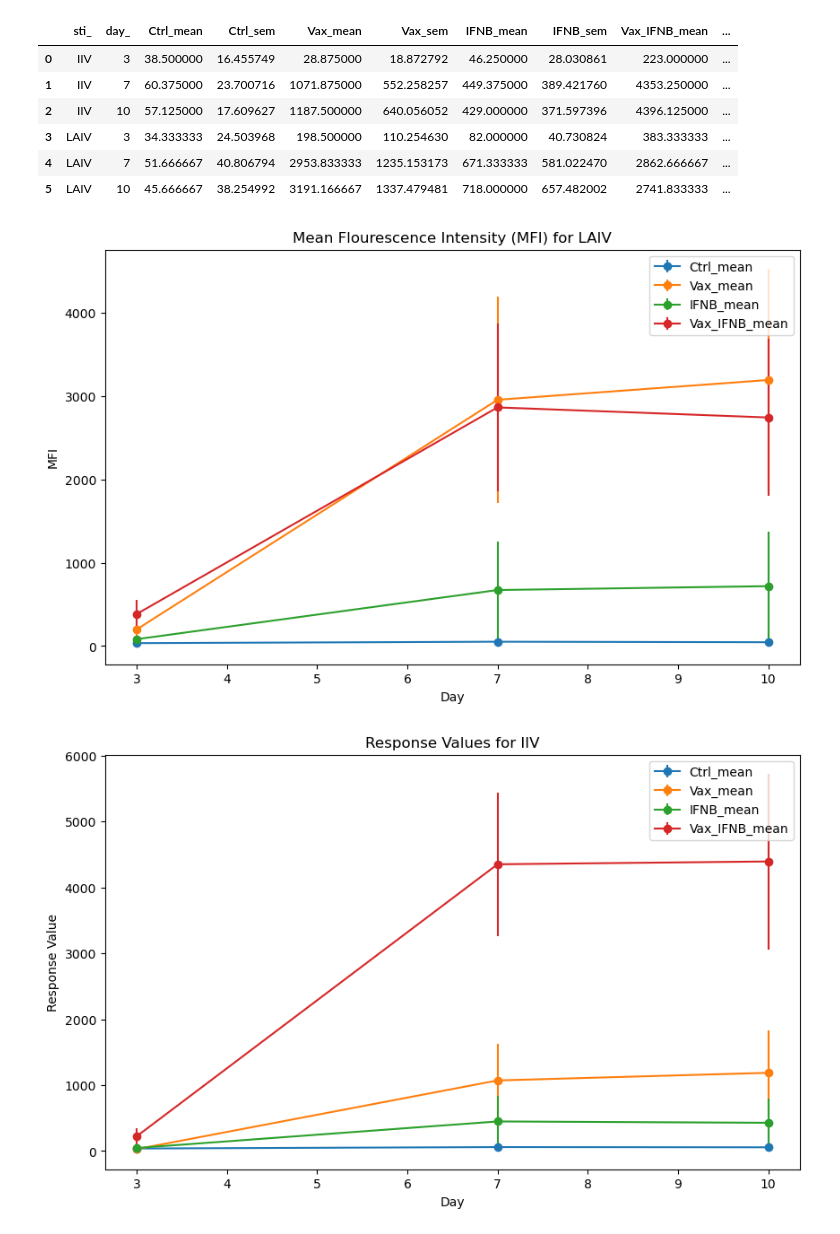
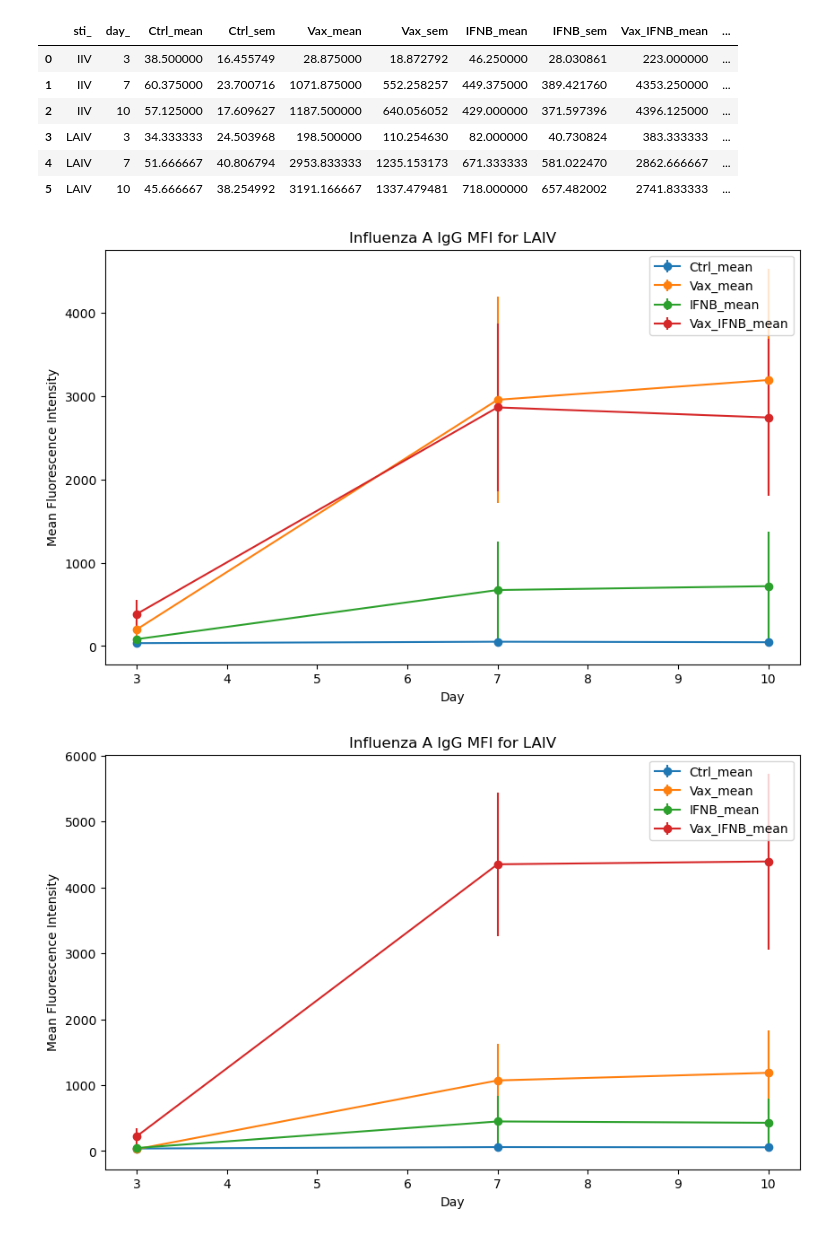
Before and after one commit to alexcessna/Bio165_FinalProject, a Jupyter notebook: project_data/InfluenzaA_Analysis.ipynb, the cells around one changed output. Drawn from its saved outputs; the diff is of its cells as text; code cells hidden in the pictures.

```diff
--- a/project_data/InfluenzaA_Analysis.ipynb
+++ b/project_data/InfluenzaA_Analysis.ipynb
@@ -57,23 +57,23 @@ display(mean_Total_data)
 # %%
 # Filter data for LAIV and IIV separately
 laiv_data = mean_Total_data[mean_Total_data['sti_'] == 'LAIV']
 iiv_data = mean_Total_data[mean_Total_data['sti_'] == 'IIV']
 
 # Plot for LAIV
 plt.figure(figsize=(10, 6))
 
 plt.errorbar(laiv_data['day_'], laiv_data["Ctrl_mean"], yerr=laiv_data["Ctrl_sem"], label="Ctrl_mean", marker="o")
 plt.errorbar(laiv_data['day_'], laiv_data["Vax_mean"],yerr=laiv_data["Vax_sem"], label="Vax_mean", marker="o")
 plt.errorbar(laiv_data['day_'], laiv_data["IFNB_mean"], yerr=laiv_data["IFNB_sem"],label="IFNB_mean", marker="o")
 plt.errorbar(laiv_data['day_'], laiv_data["Vax_IFNB_mean"], yerr=laiv_data["Vax_IFNB_sem"],label="Vax_IFNB_mean", marker="o")
 
 plt.xlabel('Day')
-plt.ylabel('MFI')
-plt.title('Mean Flourescence Intensity (MFI) for LAIV')
+plt.ylabel('Mean Fluorescence Intensity')
+plt.title('Influenza A IgG MFI for LAIV')
 plt.legend()
 plt.show()
 # %% [output]
-[figure, old version]
+[figure, new version]
 # %%
 # Plot for IIV
 plt.figure(figsize=(10, 6))
@@ -84,9 +84,9 @@ plt.errorbar(iiv_data['day_'], iiv_data["IFNB_mean"], yerr=iiv_data["IFNB_sem"],
 plt.errorbar(iiv_data['day_'], iiv_data["Vax_IFNB_mean"], yerr=iiv_data["Vax_IFNB_sem"],label="Vax_IFNB_mean", marker="o")
 
 plt.xlabel('Day')
-plt.ylabel('Response Value')
-plt.title('Response Values for IIV')
+plt.ylabel('Mean Fluorescence Intensity')
+plt.title('Influenza A IgG MFI for LAIV')
 plt.legend()
 plt.show()
 # %% [output]
-[figure, old version]
+[figure, new version]
```
Also changed, not shown: 21 other files.
